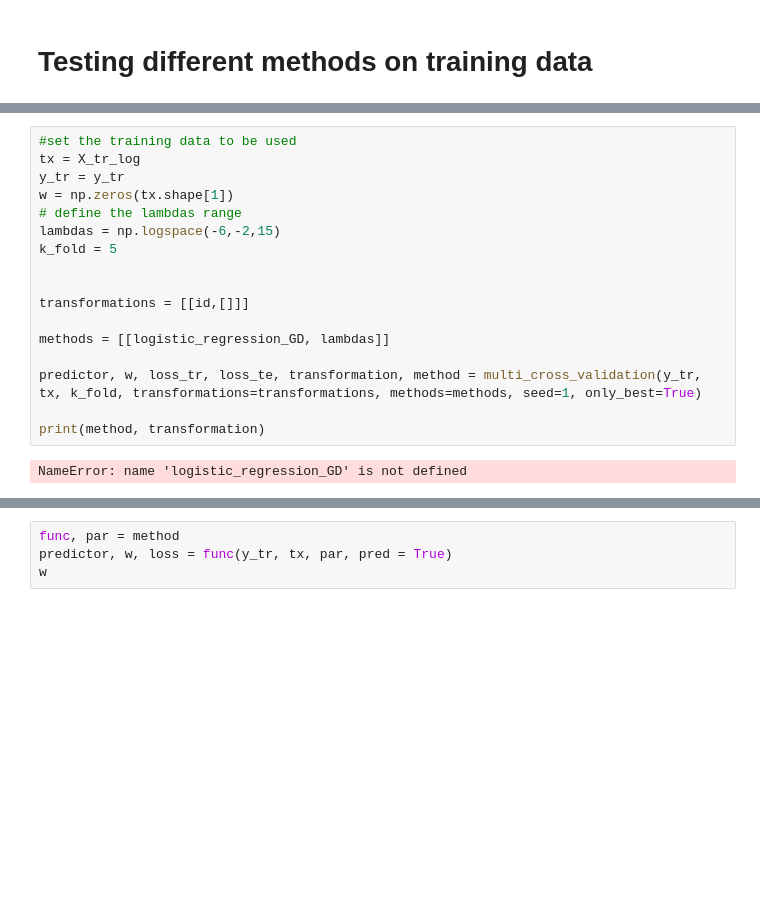
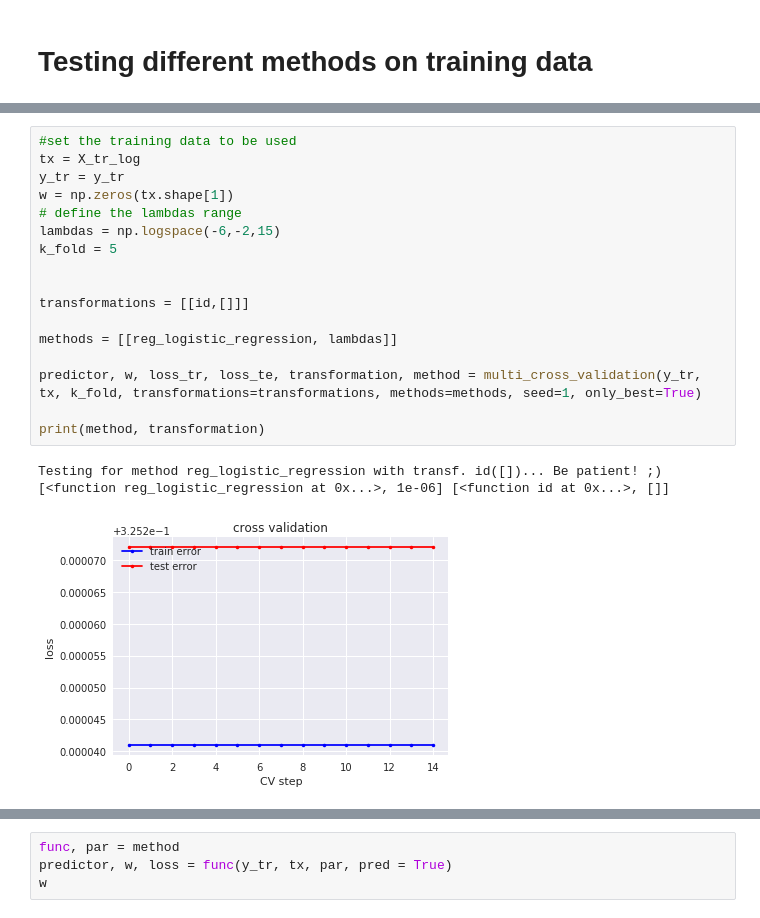
Before and after one commit to dufourc1/ML_CS433_project1, a Jupyter notebook: src/Result_Generation.ipynb, the cells around one changed output, grey strips where cells are left out. Cells and saved outputs as stored; diff of their text form; blank space fills up the shorter version.

```diff
--- a/src/Result_Generation.ipynb
+++ b/src/Result_Generation.ipynb
@@ -103,19 +102,21 @@ TypeError: object of type 'numpy.float64' has no len()
 # %%
 #set the training data to be used
 tx = X_tr_log
 y_tr = y_tr
 w = np.zeros(tx.shape[1])
 # define the lambdas range
 lambdas = np.logspace(-6,-2,15)
 k_fold = 5
 
 
 transformations = [[id,[]]]
 
-methods = [[logistic_regression_GD, lambdas]]
+methods = [[reg_logistic_regression, lambdas]]
 
 predictor, w, loss_tr, loss_te, transformation, method = multi_cross_validation(y_tr, tx, k_fold, transformations=transformations, methods=methods, seed=1, only_best=True)
 
 print(method, transformation)
 # %% [output]
-NameError: name 'logistic_regression_GD' is not defined
+Testing for method reg_logistic_regression with transf. id([])... Be patient! ;)
+[<function reg_logistic_regression at 0x...>, 1e-06] [<function id at 0x...>, []]
+[figure, added]
```
Also changed, not shown: parts of 6 cells of this notebook, 3 other files.
